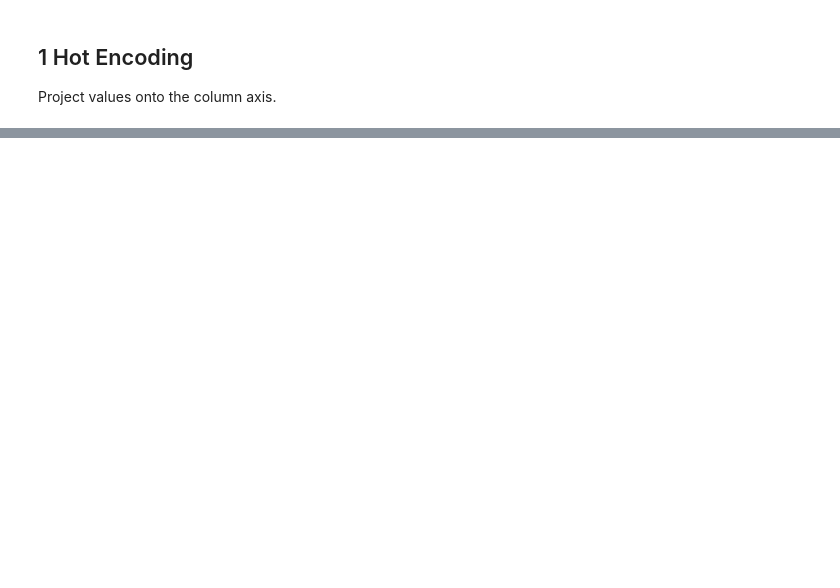
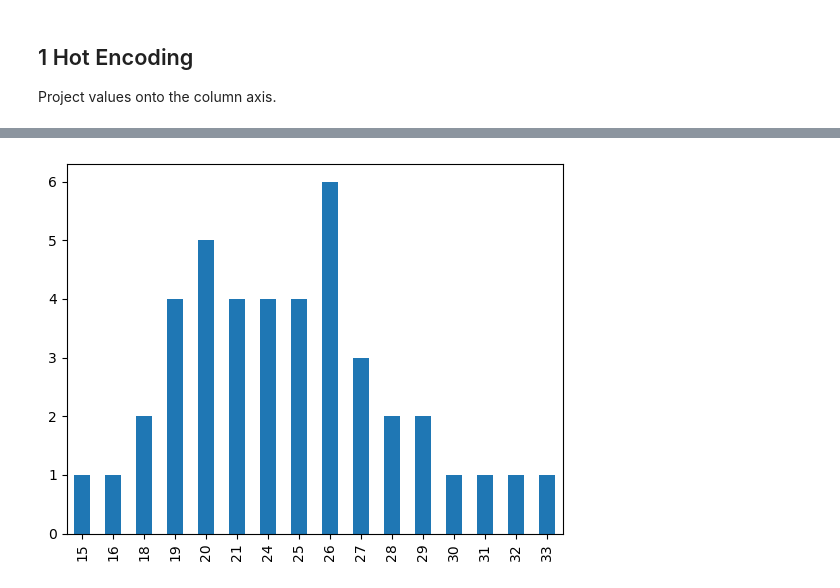
Before and after one commit to ontoligent/DS5100-2023-07-R, a Jupyter notebook: notebooks/M06_Pandas/M06-03-NarrowWide.ipynb, the cells around one changed output, grey strips where cells are left out. Drawn from its saved outputs; the diff is of its cells as text; code cells hidden in the pictures; blank space fills up the shorter version.

Commit message:
Updated coverage of narrow vs wide

```diff
--- a/notebooks/M06_Pandas/M06-03-NarrowWide.ipynb
+++ b/notebooks/M06_Pandas/M06-03-NarrowWide.ipynb
@@ -48,2 +145,4 @@ Project values onto the column axis.
 # %%
-pd.get_dummies(NARROW.n) #.sum() #.sort_values(ascending=False).plot(style='.');
+pd.get_dummies(NARROW.n).sum().plot.bar();
+# %% [output]
+[figure, added]
```
Also changed, not shown: parts of 12 cells of this notebook, 6 other files.
